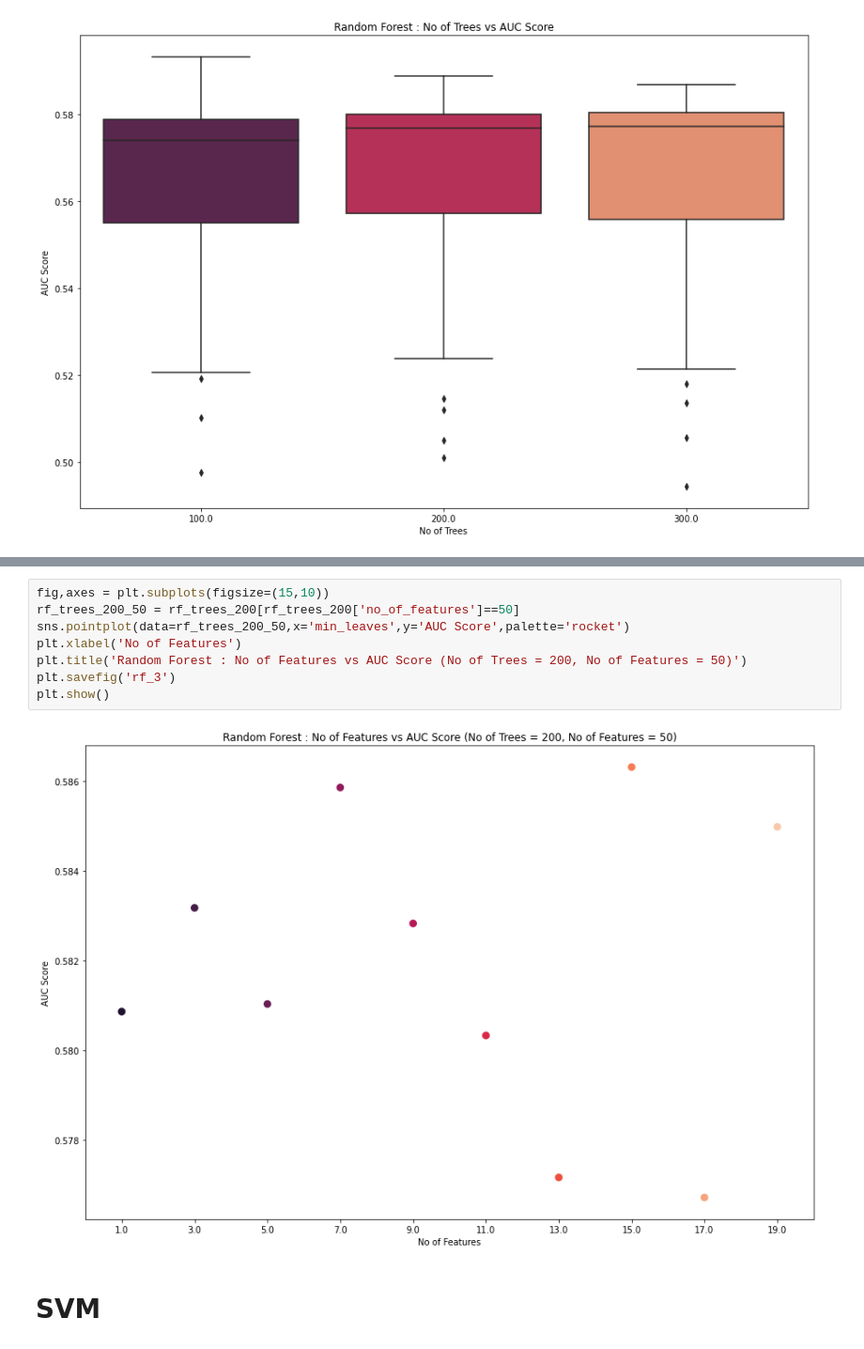
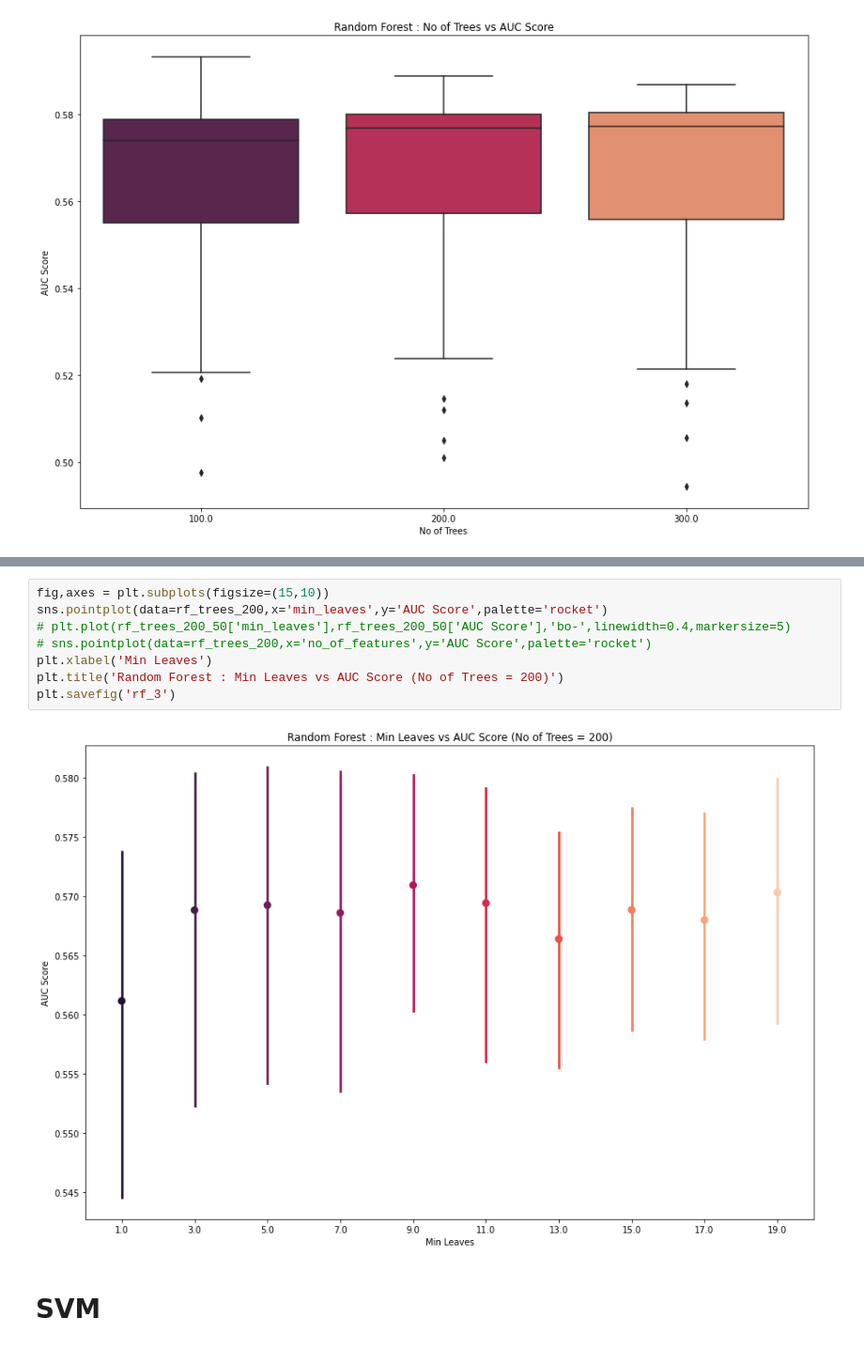
Before and after one commit to sudharsanasai/Option-ITM-Prediction, a Jupyter notebook: AUC Score Analysis.ipynb, the cells around one changed output, grey strips where cells are left out. Shown at 94% size. Drawn from its saved outputs; the diff is of its cells as text.

```diff
--- a/AUC Score Analysis.ipynb
+++ b/AUC Score Analysis.ipynb
@@ -165,13 +166,13 @@ plt.show()
 # %%
 fig,axes = plt.subplots(figsize=(15,10))
-rf_trees_200_50 = rf_trees_200[rf_trees_200['no_of_features']==50]
-sns.pointplot(data=rf_trees_200_50,x='min_leaves',y='AUC Score',palette='rocket')
-plt.xlabel('No of Features')
-plt.title('Random Forest : No of Features vs AUC Score (No of Trees = 200, No of Features = 50)')
+sns.pointplot(data=rf_trees_200,x='min_leaves',y='AUC Score',palette='rocket')
+# plt.plot(rf_trees_200_50['min_leaves'],rf_trees_200_50['AUC Score'],'bo-',linewidth=0.4,markersize=5)
+# sns.pointplot(data=rf_trees_200,x='no_of_features',y='AUC Score',palette='rocket')
+plt.xlabel('Min Leaves')
+plt.title('Random Forest : Min Leaves vs AUC Score (No of Trees = 200)')
 plt.savefig('rf_3')
-plt.show()
 # %% [output]
-[figure, old version]
+[figure, new version]
 # %% [markdown]
 # SVM
 # %%
```
Also changed, not shown: parts of 3 cells of this notebook, 4 other files.
